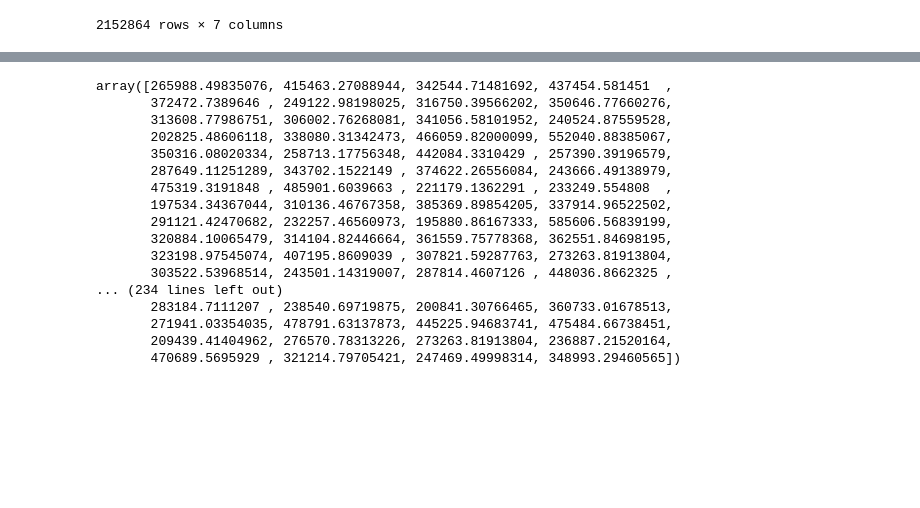
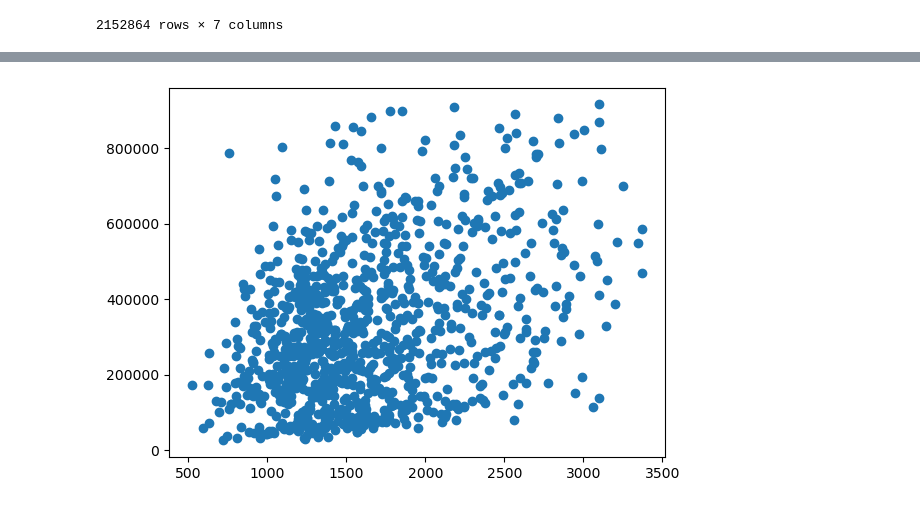
Before and after one commit to gabecavazos/regression-exercises, a Jupyter notebook: Evaluate.ipynb, the cells around one changed output, grey strips where cells are left out. Drawn from its saved outputs; the diff is of its cells as text; code cells hidden in the pictures; blank space fills up the shorter version.

```diff
--- a/Evaluate.ipynb
+++ b/Evaluate.ipynb
@@ -63,23 +63,10 @@ trainsamp1
 1000 rows × 8 columns
+# %%
+plt.scatter(trainsamp1.area,trainsamp1.tax_value)
+plt.show()
+# %% [output]
+[figure, added]
 # %%
 lr1 = LinearRegression()
-lr1.fit(trainsamp1[['area']],trainsamp1.tax_value)
-lr1.predict(trainsamp1[['area']])
+lr1.fit(trainsamp1[['area']],trainsamp1[['tax_value']])
+model = lr1.predict(trainsamp1[['area']])
-# %% [output]
-array([265988.49835076, 415463.27088944, 342544.71481692, 437454.581451  ,
-       372472.7389646 , 249122.98198025, 316750.39566202, 350646.77660276,
-       313608.77986751, 306002.76268081, 341056.58101952, 240524.87559528,
-       202825.48606118, 338080.31342473, 466059.82000099, 552040.88385067,
-       350316.08020334, 258713.17756348, 442084.3310429 , 257390.39196579,
-       287649.11251289, 343702.1522149 , 374622.26556084, 243666.49138979,
-       475319.3191848 , 485901.6039663 , 221179.1362291 , 233249.554808  ,
-       197534.34367044, 310136.46767358, 385369.89854205, 337914.96522502,
-       291121.42470682, 232257.46560973, 195880.86167333, 585606.56839199,
-       320884.10065479, 314104.82446664, 361559.75778368, 362551.84698195,
-       323198.97545074, 407195.8609039 , 307821.59287763, 273263.81913804,
-       303522.53968514, 243501.14319007, 287814.4607126 , 448036.8662325 ,
-... (234 lines left out)
-       283184.7111207 , 238540.69719875, 200841.30766465, 360733.01678513,
-       271941.03354035, 478791.63137873, 445225.94683741, 475484.66738451,
-       209439.41404962, 276570.78313226, 273263.81913804, 236887.21520164,
-       470689.5695929 , 321214.79705421, 247469.49998314, 348993.29460565])
```
Also changed, not shown: parts of 27 cells of this notebook, 5 other files.
